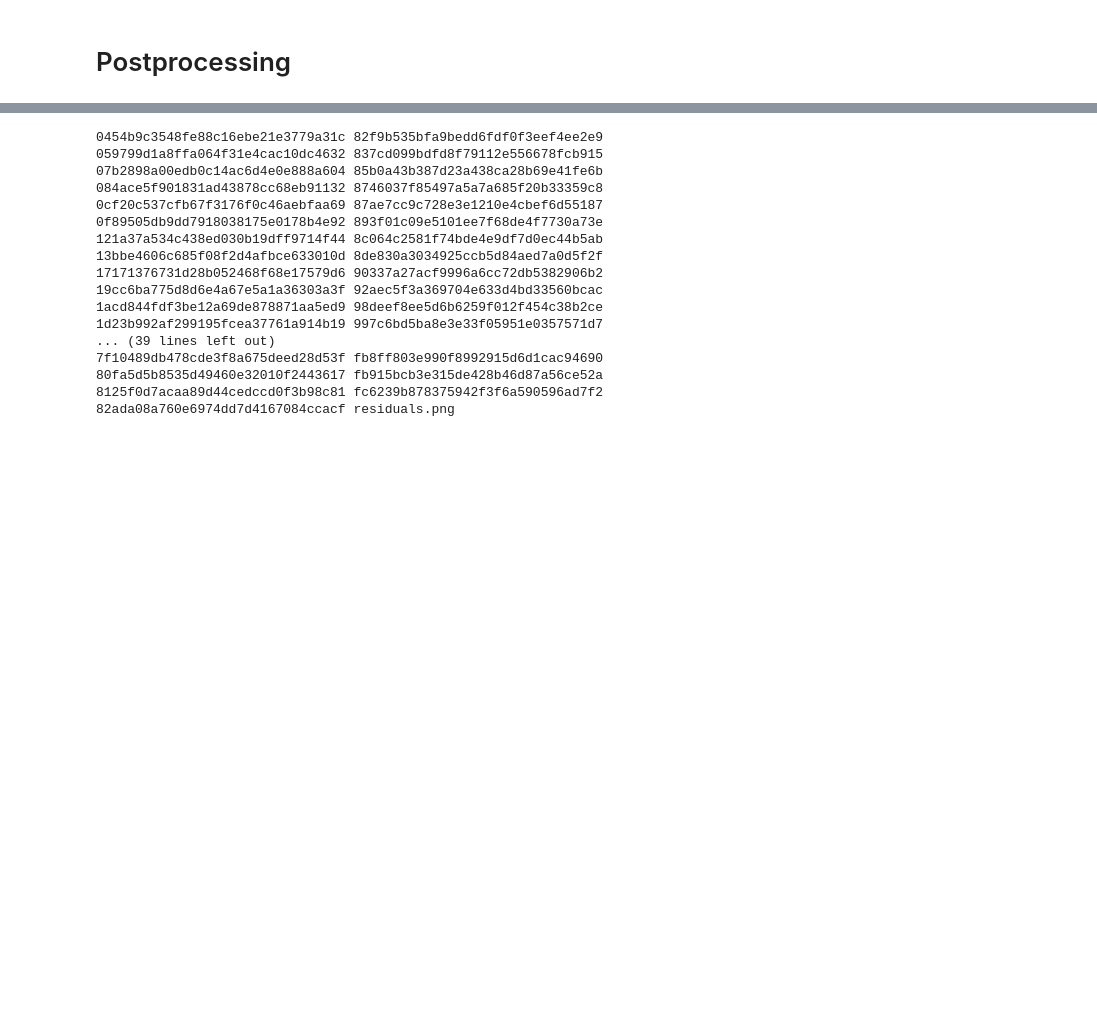
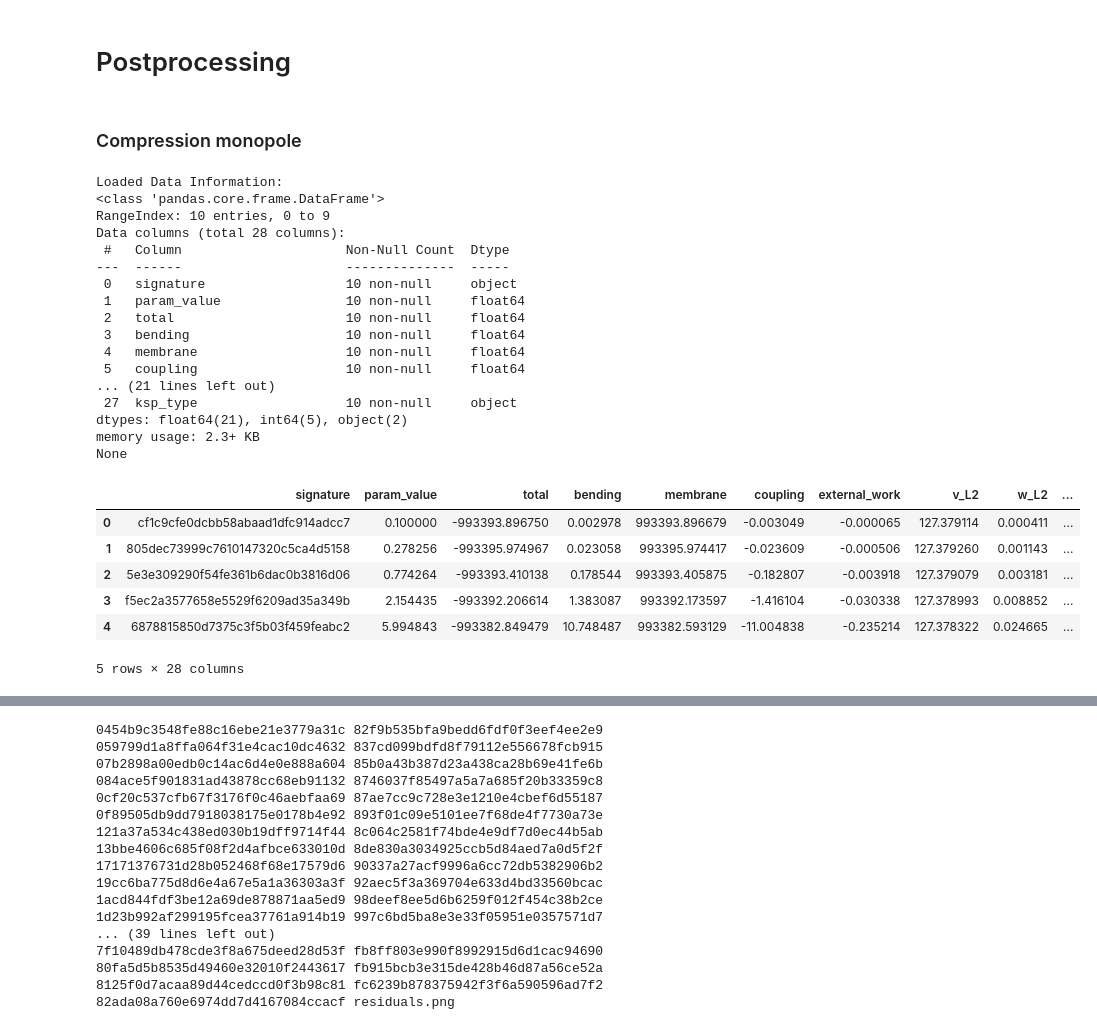
Before and after one commit to kumiori/disclinations, a Jupyter notebook: playground/postprocess.ipynb, the cells around one changed output, grey strips where cells are left out. Drawn from its saved outputs; the diff is of its cells as text; code cells hidden in the pictures; blank space fills up the shorter version.

```diff
--- a/playground/postprocess.ipynb
+++ b/playground/postprocess.ipynb
@@ -11,0 +318,38 @@ from visuals import visuals
+# %% [markdown]
+### Compression monopole
+# %%
+data_file = "experiment_Parametric_compression_monopole/output/01bba0/experimental_data.pkl"  # Update with your file path
+experimental_data = pd.read_pickle(data_file)
+
+# Display basic information about the dataset
+print("Loaded Data Information:")
+print(experimental_data.info())
+
+# ## Data Overview
+# Show the first few rows of the data for an overview
+display(experimental_data.head())
+# %% [output]
+Loaded Data Information:
+<class 'pandas.core.frame.DataFrame'>
+RangeIndex: 10 entries, 0 to 9
+Data columns (total 28 columns):
+ #   Column                     Non-Null Count  Dtype
+---  ------                     --------------  -----
+ 0   signature                  10 non-null     object
+ 1   param_value                10 non-null     float64
+ 2   total                      10 non-null     float64
+ 3   bending                    10 non-null     float64
+ 4   membrane                   10 non-null     float64
+ 5   coupling                   10 non-null     float64
+... (21 lines left out)
+ 27  ksp_type                   10 non-null     object
+dtypes: float64(21), int64(5), object(2)
+memory usage: 2.3+ KB
+None
+|  | signature | param_value | total | bending | membrane | coupling | external_work | v_L2 | w_L2 | ... |
+| 0 | cf1c9cfe0dcbb58abaad1dfc914adcc7 | 0.100000 | -993393.896750 | 0.002978 | 993393.896679 | -0.003049 | -0.000065 | 127.379114 | 0.000411 | ... |
+| 1 | 805dec73999c7610147320c5ca4d5158 | 0.278256 | -993395.974967 | 0.023058 | 993395.974417 | -0.023609 | -0.000506 | 127.379260 | 0.001143 | ... |
+| 2 | 5e3e309290f54fe361b6dac0b3816d06 | 0.774264 | -993393.410138 | 0.178544 | 993393.405875 | -0.182807 | -0.003918 | 127.379079 | 0.003181 | ... |
+| 3 | f5ec2a3577658e5529f6209ad35a349b | 2.154435 | -993392.206614 | 1.383087 | 993392.173597 | -1.416104 | -0.030338 | 127.378993 | 0.008852 | ... |
+| 4 | 6878815850d7375c3f5b03f459feabc2 | 5.994843 | -993382.849479 | 10.748487 | 993382.593129 | -11.004838 | -0.235214 | 127.378322 | 0.024665 | ... |
+5 rows × 28 columns
```
Also changed, not shown: parts of 6 cells of this notebook, 1 other file.
